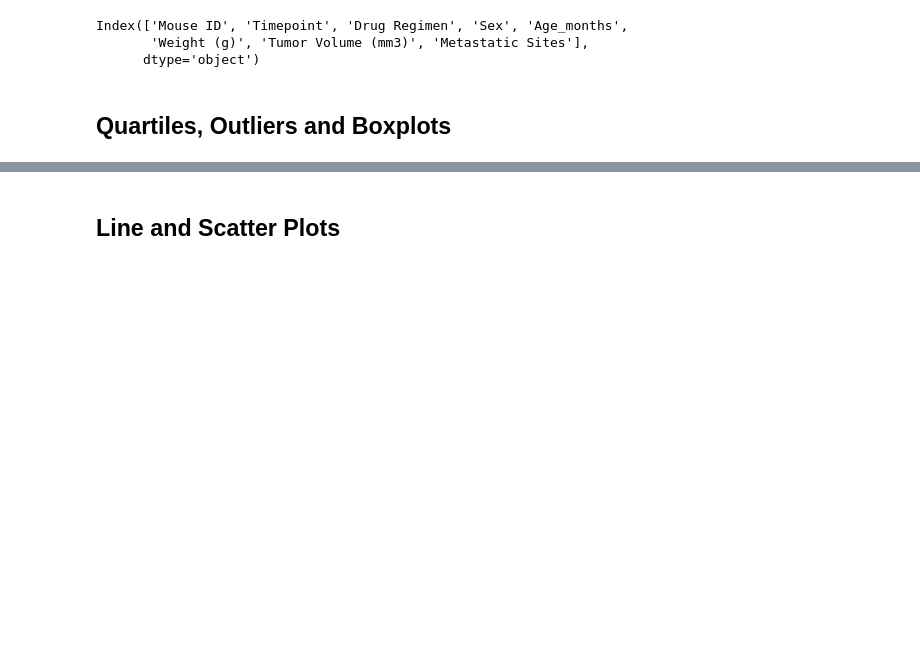
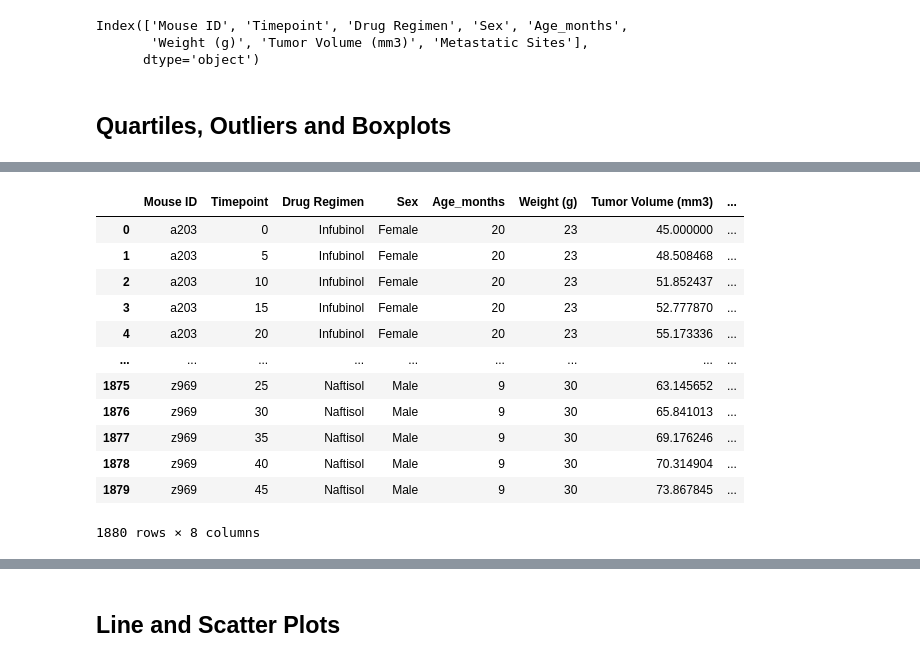
Before and after one commit to yingzi2022/Matplotlib_Challenge18531383, a Jupyter notebook: Instruction/Pymaceuticals/pymaceuticals_starter.ipynb, the cells around one changed output, grey strips where cells are left out. Saved outputs shown, nothing was run; the diff lists cells and outputs as text; code cells hidden in the pictures; blank space fills up the shorter version.

```diff
--- a/Instruction/Pymaceuticals/pymaceuticals_starter.ipynb
+++ b/Instruction/Pymaceuticals/pymaceuticals_starter.ipynb
@@ -692,0 +544,19 @@ SyntaxError: EOL while scanning string literal (Temp/ipykernel_29816/4226151935.
+# %%
+# Step 3: A) sort by Mouse ID and Drug Regimen,to find the first timepoint
+Regimen_sort_first = clean_df.sort_values(['Mouse ID','Drug Regimen','Timepoint'],ascending=[True, True, True],na_position ='first')
+Regimen_sort_first_df = Regimen_sort_first.reset_index(drop=True)
+Regimen_sort_first_df
+# %% [output]
+|  | Mouse ID | Timepoint | Drug Regimen | Sex | Age_months | Weight (g) | Tumor Volume (mm3) | ... |
+| 0 | a203 | 0 | Infubinol | Female | 20 | 23 | 45.000000 | ... |
+| 1 | a203 | 5 | Infubinol | Female | 20 | 23 | 48.508468 | ... |
+| 2 | a203 | 10 | Infubinol | Female | 20 | 23 | 51.852437 | ... |
+| 3 | a203 | 15 | Infubinol | Female | 20 | 23 | 52.777870 | ... |
+| 4 | a203 | 20 | Infubinol | Female | 20 | 23 | 55.173336 | ... |
+| ... | ... | ... | ... | ... | ... | ... | ... | ... |
+| 1875 | z969 | 25 | Naftisol | Male | 9 | 30 | 63.145652 | ... |
+| 1876 | z969 | 30 | Naftisol | Male | 9 | 30 | 65.841013 | ... |
+| 1877 | z969 | 35 | Naftisol | Male | 9 | 30 | 69.176246 | ... |
+| 1878 | z969 | 40 | Naftisol | Male | 9 | 30 | 70.314904 | ... |
+| 1879 | z969 | 45 | Naftisol | Male | 9 | 30 | 73.867845 | ... |
+1880 rows × 8 columns
```
Also changed, not shown: parts of 42 cells of this notebook, 5 other files.
